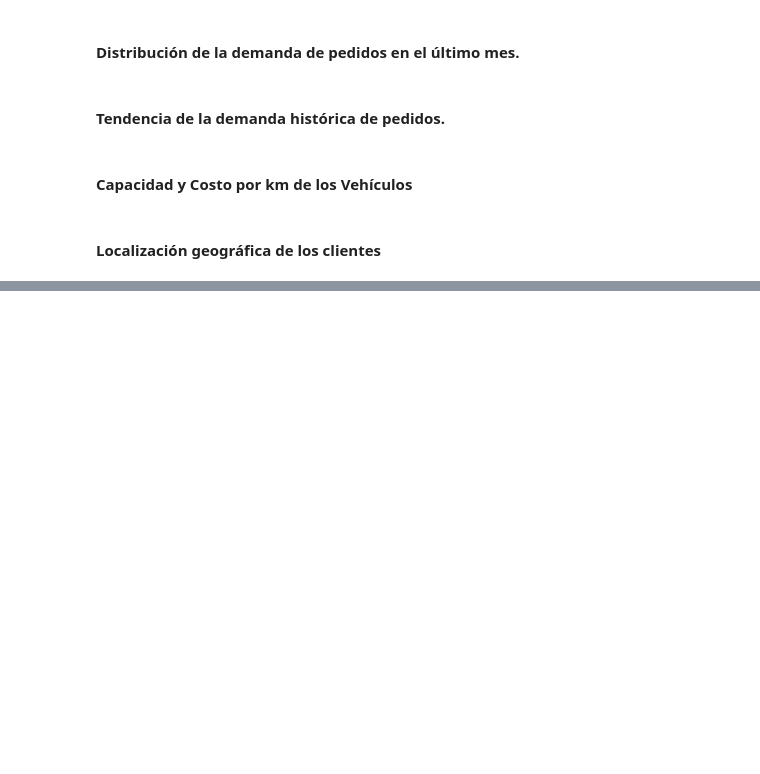
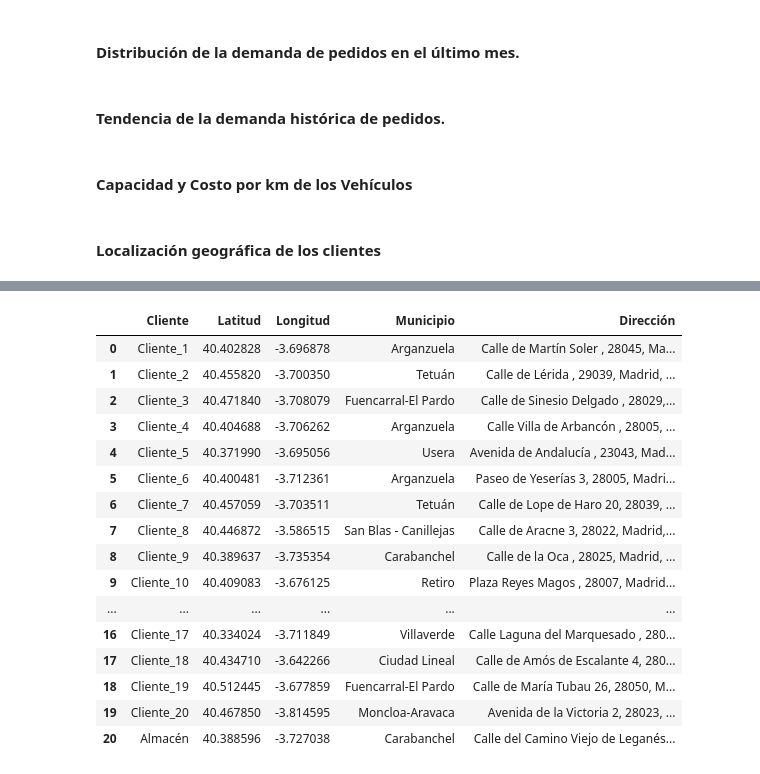
Before and after one commit to kikemocha/Distribution_of_perishable_goods, a Jupyter notebook: AnalisisPrediccion.ipynb, the cells around one changed output, grey strips where cells are left out. Saved outputs shown, nothing was run; the diff lists cells and outputs as text; code cells hidden in the pictures; blank space fills up the shorter version.

```diff
--- a/AnalisisPrediccion.ipynb
+++ b/AnalisisPrediccion.ipynb
@@ -195,0 +191,23 @@ fig6.show()
+# %%
+from geopy.geocoders import Nominatim
+from geopy.exc import GeocoderTimedOut
+import pandas as pd
+import time
+
+geolocator = Nominatim(user_agent="myApp")
+
+def obtener_municipio(lat, lon):
+    try:
+        location = geolocator.reverse((lat, lon), exactly_one=True)
+        if location and 'address' in location.raw:
+            return location.raw['address'].get('suburb', location.raw['address'].get('city_district', 'No encontrado'))
+    except GeocoderTimedOut:
+        return 'Timeout'
+    time.sleep(1)
+    return 'No encontrado'
+
+df_location['Municipio'] = df_location.apply(
+    lambda row: obtener_municipio(row['Latitud'], row['Longitud']), axis=1
+)
+
+df_location
@@ -195,0 +232,34 @@ fig6.show()
+# %%
+def obtener_calle(lat, lon):
+    try:
+        location = geolocator.reverse((lat, lon), exactly_one=True)
+        if location and 'address' in location.raw:
+            return f'{location.raw['address'].get('road')} {location.raw['address'].get('house_number', '')}, {location.raw['address'].get('postcode')}, {location.raw['address'].get('city')}, {location.raw['address'].get('country')}'
+    except GeocoderTimedOut:
+        return 'Timeout'
+    time.sleep(1)
+    return 'No encontrado'
+
+df_location['Dirección'] = df_location.apply(
+    lambda row: obtener_calle(row['Latitud'], row['Longitud']), axis=1
+)
+
+df_location
+# %% [output]
+|  | Cliente | Latitud | Longitud | Municipio | Dirección |
+| 0 | Cliente_1 | 40.402828 | -3.696878 | Arganzuela | Calle de Martín Soler , 28045, Ma... |
+| 1 | Cliente_2 | 40.455820 | -3.700350 | Tetuán | Calle de Lérida , 29039, Madrid, ... |
+| 2 | Cliente_3 | 40.471840 | -3.708079 | Fuencarral-El Pardo | Calle de Sinesio Delgado , 28029,... |
+| 3 | Cliente_4 | 40.404688 | -3.706262 | Arganzuela | Calle Villa de Arbancón , 28005, ... |
+| 4 | Cliente_5 | 40.371990 | -3.695056 | Usera | Avenida de Andalucía , 23043, Mad... |
+| 5 | Cliente_6 | 40.400481 | -3.712361 | Arganzuela | Paseo de Yeserías 3, 28005, Madri... |
+| 6 | Cliente_7 | 40.457059 | -3.703511 | Tetuán | Calle de Lope de Haro 20, 28039, ... |
+| 7 | Cliente_8 | 40.446872 | -3.586515 | San Blas - Canillejas | Calle de Aracne 3, 28022, Madrid,... |
+| 8 | Cliente_9 | 40.389637 | -3.735354 | Carabanchel | Calle de la Oca , 28025, Madrid, ... |
+| 9 | Cliente_10 | 40.409083 | -3.676125 | Retiro | Plaza Reyes Magos , 28007, Madrid... |
+| ... | ... | ... | ... | ... | ... |
+| 16 | Cliente_17 | 40.334024 | -3.711849 | Villaverde | Calle Laguna del Marquesado , 280... |
+| 17 | Cliente_18 | 40.434710 | -3.642266 | Ciudad Lineal | Calle de Amós de Escalante 4, 280... |
+| 18 | Cliente_19 | 40.512445 | -3.677859 | Fuencarral-El Pardo | Calle de María Tubau 26, 28050, M... |
+| 19 | Cliente_20 | 40.467850 | -3.814595 | Moncloa-Aravaca | Avenida de la Victoria 2, 28023, ... |
+| 20 | Almacén | 40.388596 | -3.727038 | Carabanchel | Calle del Camino Viejo de Leganés... |
```
Also changed, not shown: parts of 3 cells of this notebook.
